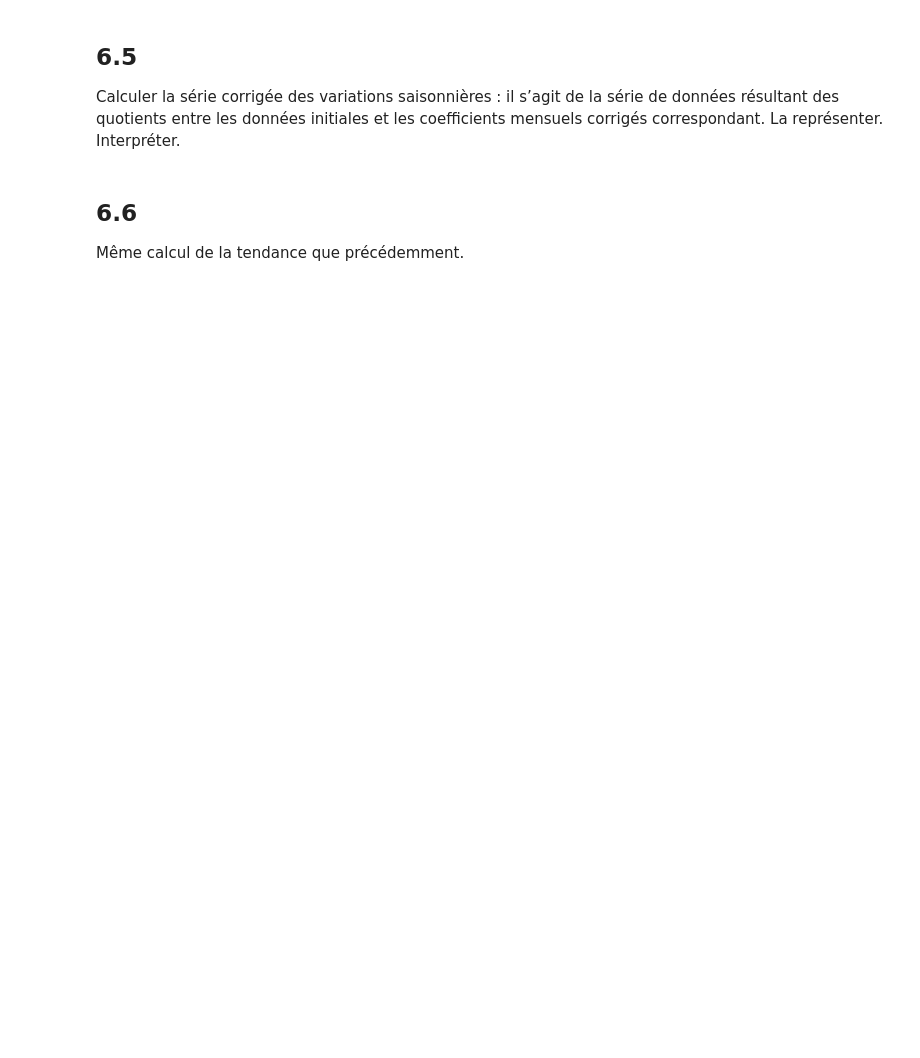
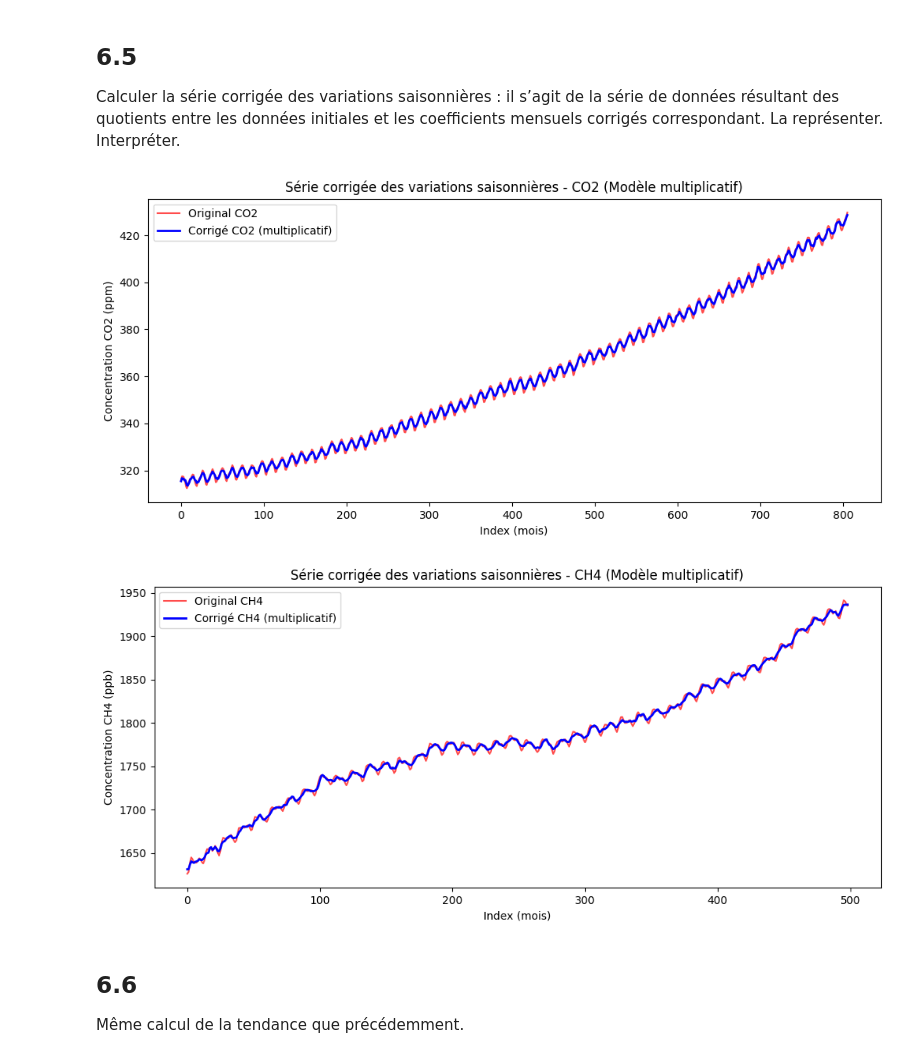
Before and after one commit to DiniBis/2STAT, a Jupyter notebook: main.ipynb, the cells around one changed output. Drawn from its saved outputs; the diff is of its cells as text; code cells hidden in the pictures; blank space fills up the shorter version.

```diff
--- a/main.ipynb
+++ b/main.ipynb
@@ -406,3 +459,19 @@ Mêmes calculs des coefficients mensuels.
 ## 6.4
 Calculer les 12 coefficients mensuels corrigés :
 c′j=cj/c¯ où c¯ désigne la moyenne des 12 coefficients mensuels. Interpréter.
+# %%
+# Moyenne des 12 coefficients mensuels
+moyenne_coeffs_co2_mult = coeffs_co2_mult.mean()
+moyenne_coeffs_ch4_mult = coeffs_ch4_mult.mean()
+
+# Coefficients corrigés (modèle multiplicatif)
+coeffs_co2_corr_mult = coeffs_co2_mult / moyenne_coeffs_co2_mult
+coeffs_ch4_corr_mult = coeffs_ch4_mult / moyenne_coeffs_ch4_mult
+
+# Affichage
+print("Coefficients mensuels corrigés (multiplicatif) - CO2 :\n", coeffs_co2_corr_mult)
+print("\nCoefficients mensuels corrigés (multiplicatif) - CH4 :\n", coeffs_ch4_corr_mult)
+
+# Vérification que la moyenne des coefficients corrigés est bien 1
+print(f"\nMoyenne des coefficients corrigés CO2 : {coeffs_co2_corr_mult.mean():.6f}")
+print(f"Moyenne des coefficients corrigés CH4 : {coeffs_ch4_corr_mult.mean():.6f}")
@@ -409,6 +496,35 @@ c′j=cj/c¯ où c¯ désigne la moyenne des 12 coefficients mensuels. Interpré
 # %% [markdown]
 ## 6.5
 Calculer la série corrigée des variations saisonnières : il s’agit de la série de données résultant des quotients entre les données initiales et les coefficients mensuels corrigés correspondant. La représenter. Interpréter.
+# %%
+co2["corr_saison_mult"] = co2["month"].map(coeffs_co2_corr_mult)
+ch4["corr_saison_mult"] = ch4["month"].map(coeffs_ch4_corr_mult)
+
+#Série corrigée des variations saisonnières (modèle multiplicatif)
+co2["serie_corr_mult"] = co2["average"] / co2["corr_saison_mult"]
+ch4["serie_corr_mult"] = ch4["average"] / ch4["corr_saison_mult"]
+
+#Affichage
+plt.figure(figsize=(12, 5))
+plt.plot(co2["average"], color='red', label='Original CO2', alpha=0.7)
+plt.plot(co2["serie_corr_mult"], color='blue', label='Corrigé CO2 (multiplicatif)', linewidth=2)
+plt.title("Série corrigée des variations saisonnières - CO2 (Modèle multiplicatif)")
+plt.ylabel("Concentration CO2 (ppm)")
+plt.xlabel("Index (mois)")
+plt.legend()
+plt.show()
+
+plt.figure(figsize=(12, 5))
+plt.plot(ch4["average"], color='red', label='Original CH4', alpha=0.7)
+plt.plot(ch4["serie_corr_mult"], color='blue', label='Corrigé CH4 (multiplicatif)', linewidth=2)
+plt.title("Série corrigée des variations saisonnières - CH4 (Modèle multiplicatif)")
+plt.ylabel("Concentration CH4 (ppb)")
+plt.xlabel("Index (mois)")
+plt.legend()
+plt.show()
+# %% [output]
+[figure, added]
+[figure, added]
 # %% [markdown]
 ## 6.6
 Même calcul de la tendance que précédemment.
```
Also changed, not shown: parts of 14 cells of this notebook.
